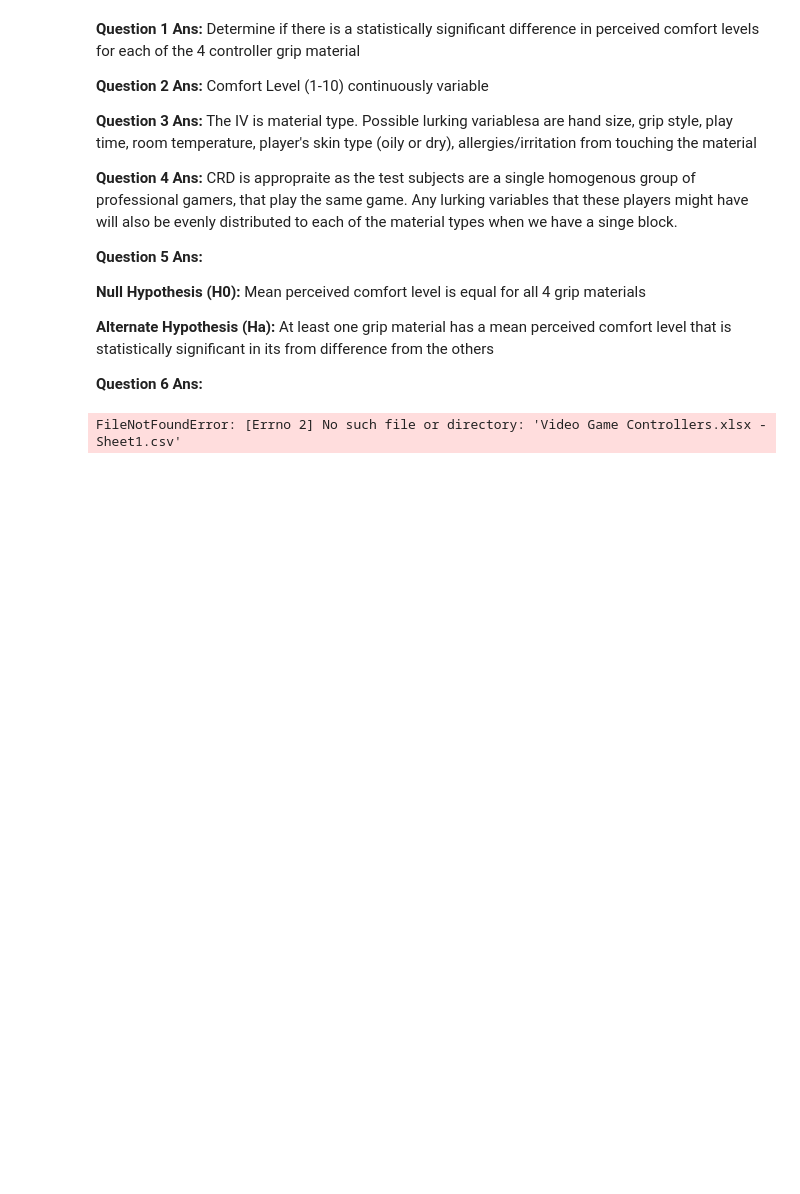
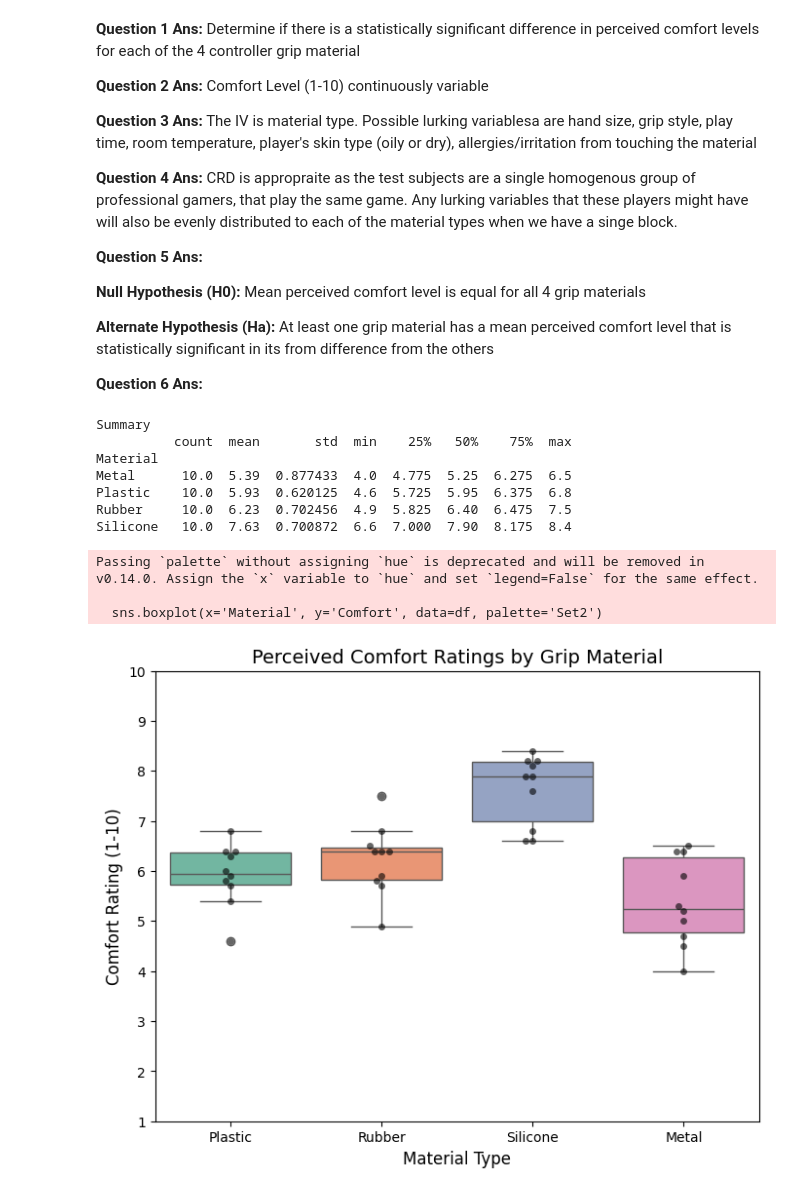
Before and after one commit to Cipher212/STAT-7220-Applied-Experimental-Design, a Jupyter notebook: Assignments/Midterm-Exam/Midterm-Exam.ipynb, the cells around one changed output. Saved outputs shown, nothing was run; the diff lists cells and outputs as text; code cells hidden in the pictures; blank space fills up the shorter version.

```diff
--- a/Assignments/Midterm-Exam/Midterm-Exam.ipynb
+++ b/Assignments/Midterm-Exam/Midterm-Exam.ipynb
@@ -149,25 +155,38 @@ import seaborn as sns
 **Question 6**
 **Ans:**
 # %%
-file_path = "Video Game Controllers.xlsx - Sheet1.csv"
-df = pd.read_csv(file_path)
 
-# Calculate summary statistics grouped by Material
+df=pd.read_excel("Video Game Controllers.xlsx")
+
+# EDA
+
+#summary
 summary_stats = df.groupby('Material')['Comfort'].describe()
-print("Summary Statistics:")
+print("Summary")
 print(summary_stats)
 
-# Create a boxplot to visualize the distributions
+#boxplot
 plt.figure(figsize=(8, 6))
 sns.boxplot(x='Material', y='Comfort', data=df, palette='Set2')
 sns.swarmplot(x='Material', y='Comfort', data=df, color='black', alpha=0.6)
 
 plt.title('Perceived Comfort Ratings by Grip Material', fontsize=14)
 plt.ylabel('Comfort Rating (1-10)', fontsize=12)
 plt.xlabel('Material Type', fontsize=12)
-plt.ylim(1, 10) # Set to the valid range for comfort ratings
+plt.ylim(1, 10)
 
-# Save the figure
+
+#save
 plt.savefig("comfort_boxplot.png", bbox_inches='tight')
 # %% [output]
-FileNotFoundError: [Errno 2] No such file or directory: 'Video Game Controllers.xlsx - Sheet1.csv'
+Summary
+          count  mean       std  min    25%   50%    75%  max
+Material
+Metal      10.0  5.39  0.877433  4.0  4.775  5.25  6.275  6.5
+Plastic    10.0  5.93  0.620125  4.6  5.725  5.95  6.375  6.8
+Rubber     10.0  6.23  0.702456  4.9  5.825  6.40  6.475  7.5
+Silicone   10.0  7.63  0.700872  6.6  7.000  7.90  8.175  8.4
+Passing `palette` without assigning `hue` is deprecated and will be removed in v0.14.0. Assign the `x` variable to `hue` and set `legend=False` for the same effect.
+
+  sns.boxplot(x='Material', y='Comfort', data=df, palette='Set2')
+[figure, added]
```
Also changed, not shown: parts of 1 cell of this notebook.
